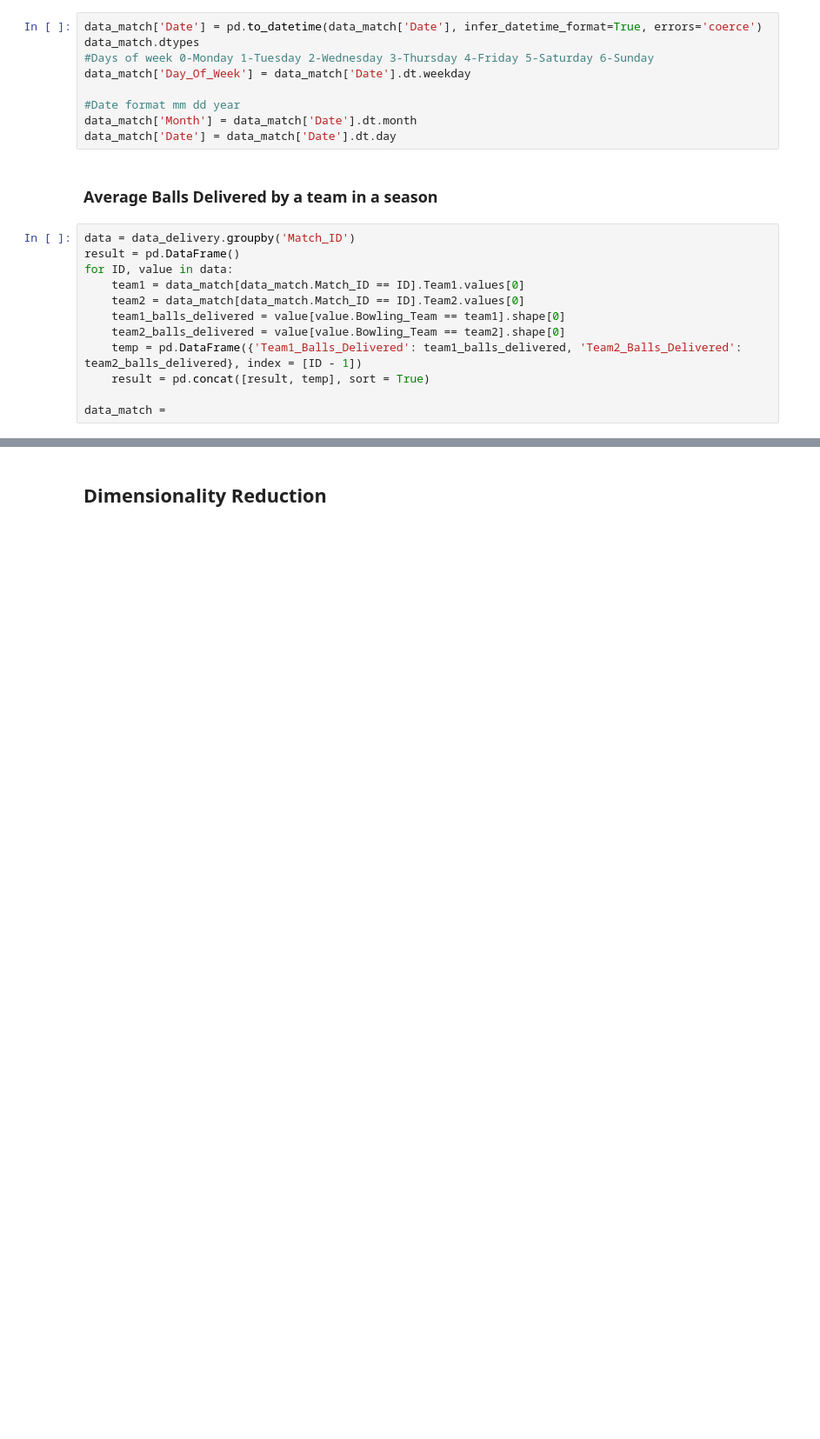
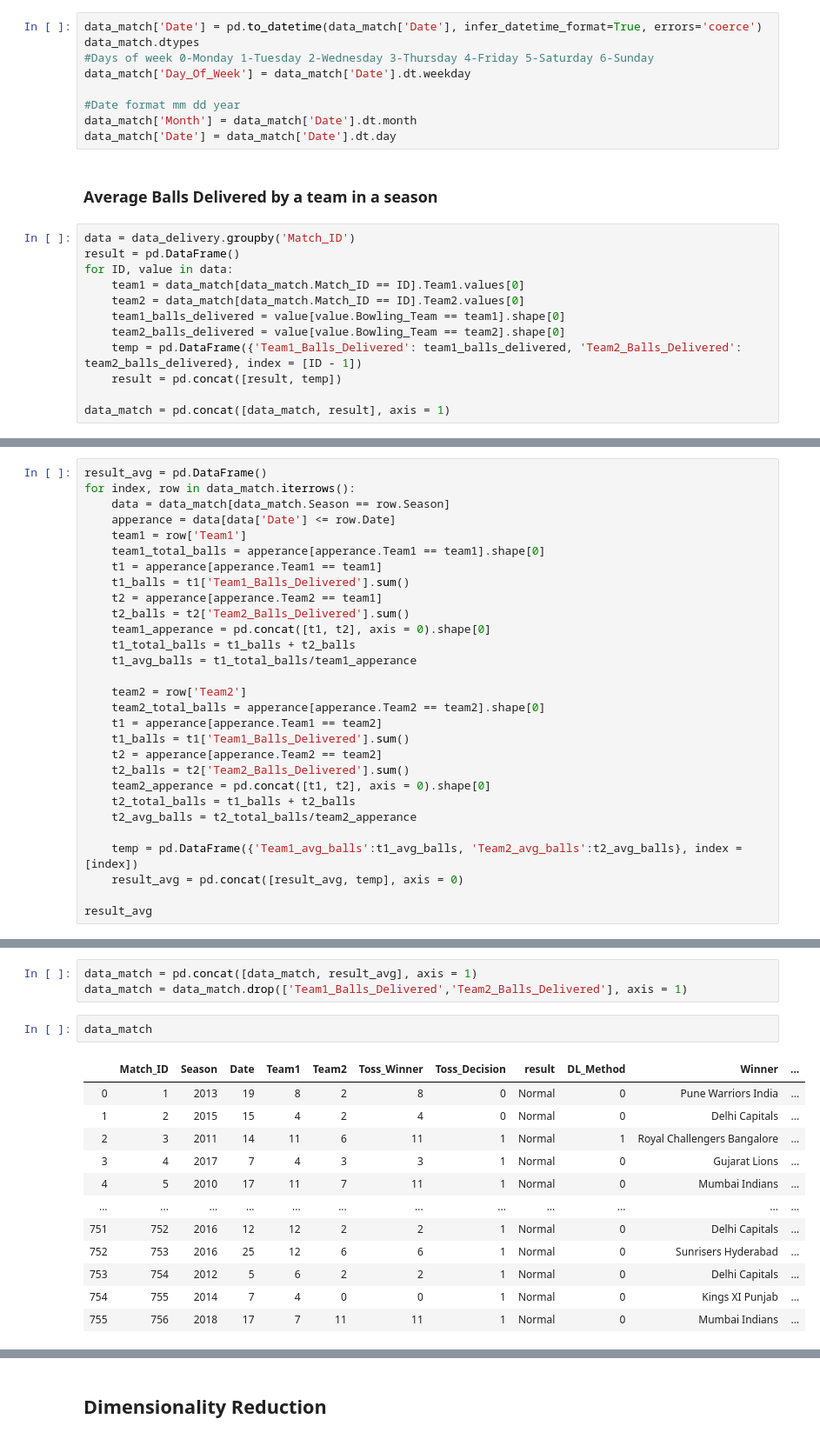
Before and after one commit to RashmiKumari21/IPL-Cricket-Game-Duration-Prediction, a Jupyter notebook: Final Prediction.ipynb, the cells around one changed output, grey strips where cells are left out. Shown at 87% size. Cells and saved outputs as stored; diff of their text form; blank space fills up the shorter version.

```diff
--- a/Final Prediction.ipynb
+++ b/Final Prediction.ipynb
@@ -109,6 +110,6 @@ for ID, value in data:
     team1_balls_delivered = value[value.Bowling_Team == team1].shape[0]
     team2_balls_delivered = value[value.Bowling_Team == team2].shape[0]
     temp = pd.DataFrame({'Team1_Balls_Delivered': team1_balls_delivered, 'Team2_Balls_Delivered': team2_balls_delivered}, index = [ID - 1])
-    result = pd.concat([result, temp], sort = True)
+    result = pd.concat([result, temp])
 
-data_match =
+data_match = pd.concat([data_match, result], axis = 1)
@@ -149,0 +116,29 @@ team1
+# %%
+result_avg = pd.DataFrame()
+for index, row in data_match.iterrows():
+    data = data_match[data_match.Season == row.Season]
+    apperance = data[data['Date'] <= row.Date]
+    team1 = row['Team1']
+    team1_total_balls = apperance[apperance.Team1 == team1].shape[0]
+    t1 = apperance[apperance.Team1 == team1]
+    t1_balls = t1['Team1_Balls_Delivered'].sum()
+    t2 = apperance[apperance.Team2 == team1]
+    t2_balls = t2['Team2_Balls_Delivered'].sum()
+    team1_apperance = pd.concat([t1, t2], axis = 0).shape[0]
+    t1_total_balls = t1_balls + t2_balls
+    t1_avg_balls = t1_total_balls/team1_apperance
+
+    team2 = row['Team2']
+    team2_total_balls = apperance[apperance.Team2 == team2].shape[0]
+    t1 = apperance[apperance.Team1 == team2]
+    t1_balls = t1['Team1_Balls_Delivered'].sum()
+    t2 = apperance[apperance.Team2 == team2]
+    t2_balls = t2['Team2_Balls_Delivered'].sum()
+    team2_apperance = pd.concat([t1, t2], axis = 0).shape[0]
+    t2_total_balls = t1_balls + t2_balls
+    t2_avg_balls = t2_total_balls/team2_apperance
+
+    temp = pd.DataFrame({'Team1_avg_balls':t1_avg_balls, 'Team2_avg_balls':t2_avg_balls}, index = [index])
+    result_avg = pd.concat([result_avg, temp], axis = 0)
+
+result_avg
@@ -149,0 +159,18 @@ team1
+# %%
+data_match = pd.concat([data_match, result_avg], axis = 1)
+data_match = data_match.drop(['Team1_Balls_Delivered','Team2_Balls_Delivered'], axis = 1)
+# %%
+data_match
+# %% [output]
+|  | Match_ID | Season | Date | Team1 | Team2 | Toss_Winner | Toss_Decision | result | DL_Method | Winner | ... |
+| 0 | 1 | 2013 | 19 | 8 | 2 | 8 | 0 | Normal | 0 | Pune Warriors India | ... |
+| 1 | 2 | 2015 | 15 | 4 | 2 | 4 | 0 | Normal | 0 | Delhi Capitals | ... |
+| 2 | 3 | 2011 | 14 | 11 | 6 | 11 | 1 | Normal | 1 | Royal Challengers Bangalore | ... |
+| 3 | 4 | 2017 | 7 | 4 | 3 | 3 | 1 | Normal | 0 | Gujarat Lions | ... |
+| 4 | 5 | 2010 | 17 | 11 | 7 | 11 | 1 | Normal | 0 | Mumbai Indians | ... |
+| ... | ... | ... | ... | ... | ... | ... | ... | ... | ... | ... | ... |
+| 751 | 752 | 2016 | 12 | 12 | 2 | 2 | 1 | Normal | 0 | Delhi Capitals | ... |
+| 752 | 753 | 2016 | 25 | 12 | 6 | 6 | 1 | Normal | 0 | Sunrisers Hyderabad | ... |
+| 753 | 754 | 2012 | 5 | 6 | 2 | 2 | 1 | Normal | 0 | Delhi Capitals | ... |
+| 754 | 755 | 2014 | 7 | 4 | 0 | 0 | 1 | Normal | 0 | Kings XI Punjab | ... |
+| 755 | 756 | 2018 | 17 | 7 | 11 | 11 | 1 | Normal | 0 | Mumbai Indians | ... |
```
Also changed, not shown: parts of 22 cells of this notebook, 2 other files.
